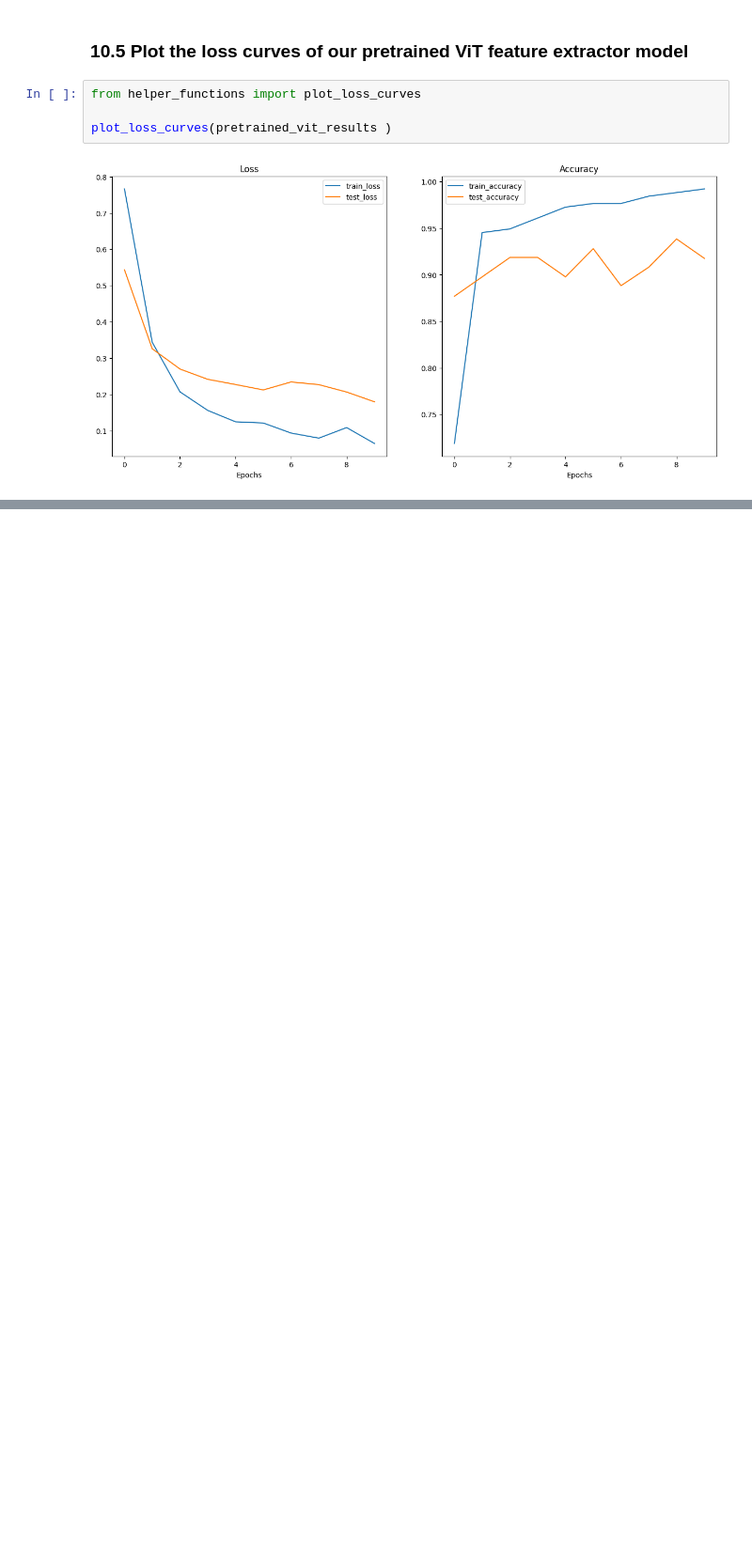
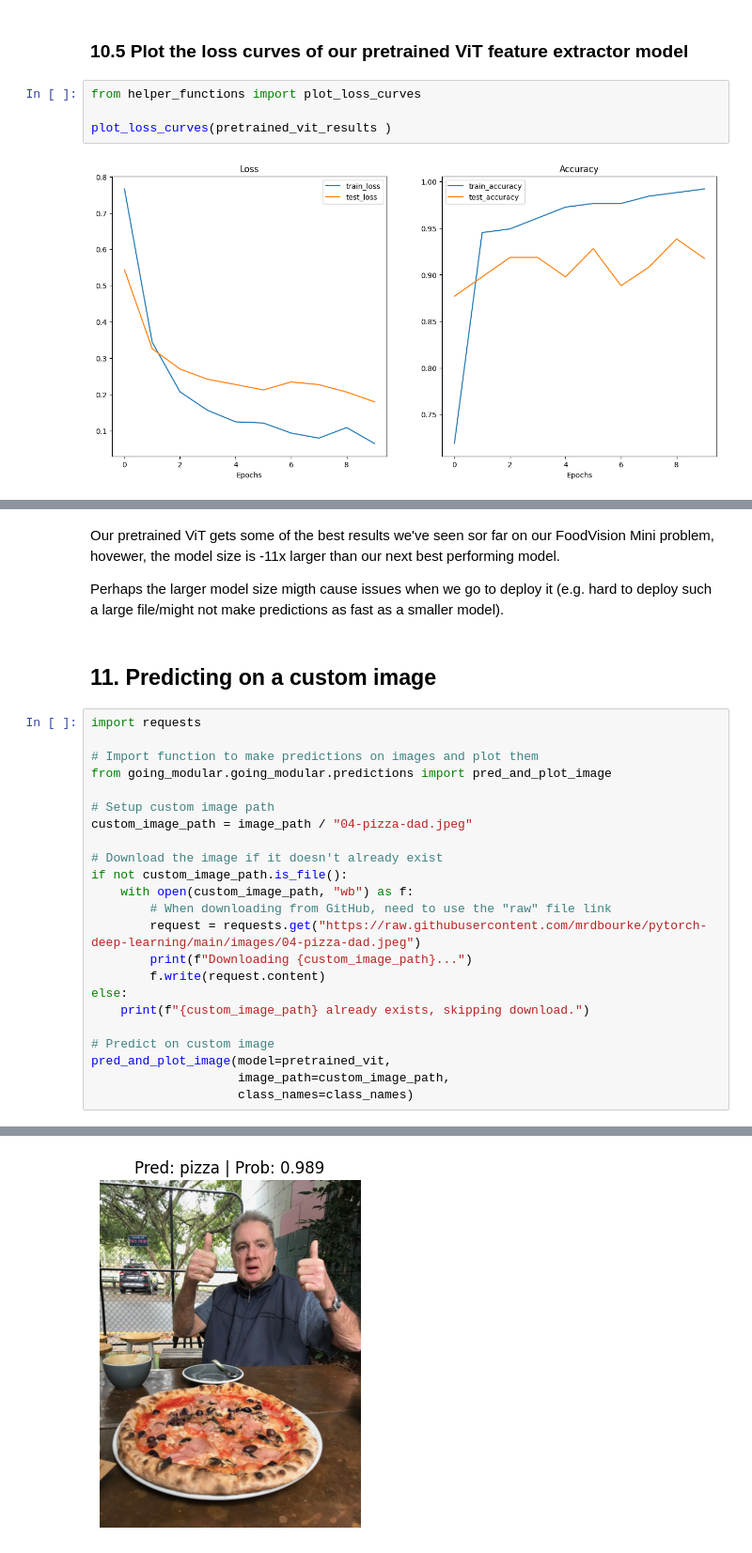
Before and after one commit to beyzoskaya/PyTorch_deepLearning, a Jupyter notebook: 08_pytorch_paper_replicating.ipynb, the cells around one changed output, grey strips where cells are left out. Shown at 94% size. Cells and saved outputs as stored; diff of their text form; blank space fills up the shorter version.

```diff
--- a/08_pytorch_paper_replicating.ipynb
+++ b/08_pytorch_paper_replicating.ipynb
@@ -1374,0 +1400,30 @@ plot_loss_curves(pretrained_vit_results )
+# %% [markdown]
+Our pretrained ViT gets some of the best results we've seen sor far on our FoodVision Mini problem, hovewer, the model size is -11x larger than our next best performing model.
+
+Perhaps the larger model size migth cause issues when we go to deploy it (e.g. hard to deploy such a large file/might not make predictions as fast as a smaller model).
+# %% [markdown]
+## 11. Predicting on a custom image
+# %%
+import requests
+
+# Import function to make predictions on images and plot them
+from going_modular.going_modular.predictions import pred_and_plot_image
+
+# Setup custom image path
+custom_image_path = image_path / "04-pizza-dad.jpeg"
+
+# Download the image if it doesn't already exist
+if not custom_image_path.is_file():
+    with open(custom_image_path, "wb") as f:
+        # When downloading from GitHub, need to use the "raw" file link
+        request = requests.get("https://raw.githubusercontent.com/mrdbourke/pytorch-deep-learning/main/images/04-pizza-dad.jpeg")
+        print(f"Downloading {custom_image_path}...")
+        f.write(request.content)
+else:
+    print(f"{custom_image_path} already exists, skipping download.")
+
+# Predict on custom image
+pred_and_plot_image(model=pretrained_vit,
+                    image_path=custom_image_path,
+                    class_names=class_names)
+# %% [output]
@@ -1374,0 +1431 @@ plot_loss_curves(pretrained_vit_results )
+[figure, added]
```
Also changed, not shown: parts of 25 cells of this notebook.
